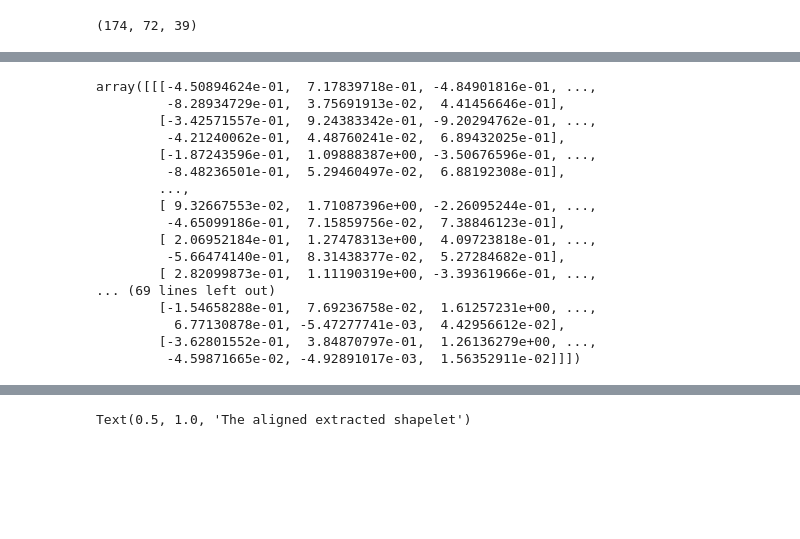
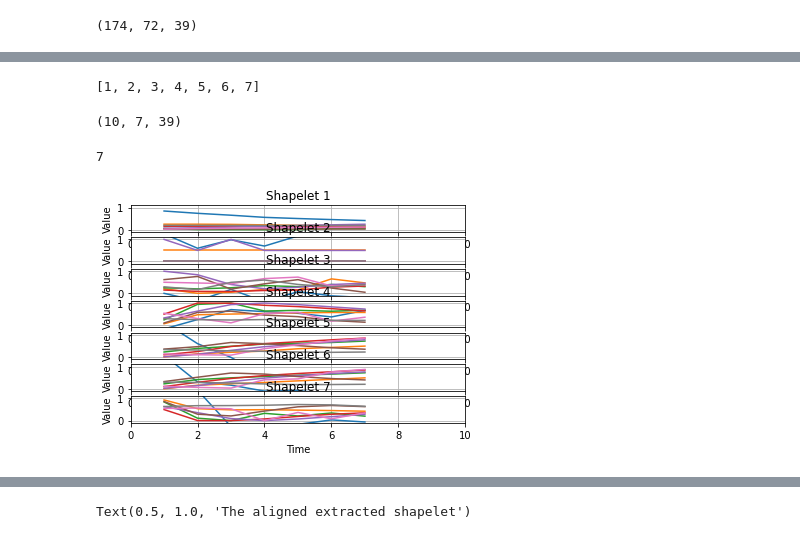
Before and after one commit to P-AEL/Analyse_von_Prozessdaten, a Jupyter notebook: Paul/Learning_Shapelets.ipynb, the cells around one changed output, grey strips where cells are left out. Saved outputs shown, nothing was run; the diff lists cells and outputs as text; code cells hidden in the pictures; blank space fills up the shorter version.

```diff
--- a/Paul/Learning_Shapelets.ipynb
+++ b/Paul/Learning_Shapelets.ipynb
@@ -169,0 +147,9 @@ array([0.24520227, 0.39202521, 0.42214997, 0.43746236, 0.44008029,
+# %%
+#list in range from 1 to 7
+list1 = []
+for i in range(1,8):
+    list1.append(i)
+# %%
+list1
+# %% [output]
+[1, 2, 3, 4, 5, 6, 7]
@@ -170,20 +158,32 @@ array([0.24520227, 0.39202521, 0.42214997, 0.43746236, 0.44008029,
 # %%
-shp_clf.shapelets_as_time_series_
+shp_clf.shapelets_as_time_series_.shape
 # %% [output]
-array([[[-4.50894624e-01,  7.17839718e-01, -4.84901816e-01, ...,
-         -8.28934729e-01,  3.75691913e-02,  4.41456646e-01],
-        [-3.42571557e-01,  9.24383342e-01, -9.20294762e-01, ...,
-         -4.21240062e-01,  4.48760241e-02,  6.89432025e-01],
-        [-1.87243596e-01,  1.09888387e+00, -3.50676596e-01, ...,
-         -8.48236501e-01,  5.29460497e-02,  6.88192308e-01],
-        ...,
-        [ 9.32667553e-02,  1.71087396e+00, -2.26095244e-01, ...,
-         -4.65099186e-01,  7.15859756e-02,  7.38846123e-01],
-        [ 2.06952184e-01,  1.27478313e+00,  4.09723818e-01, ...,
-         -5.66474140e-01,  8.31438377e-02,  5.27284682e-01],
-        [ 2.82099873e-01,  1.11190319e+00, -3.39361966e-01, ...,
-... (69 lines left out)
-        [-1.54658288e-01,  7.69236758e-02,  1.61257231e+00, ...,
-          6.77130878e-01, -5.47277741e-03,  4.42956612e-02],
-        [-3.62801552e-01,  3.84870797e-01,  1.26136279e+00, ...,
-         -4.59871665e-02, -4.92891017e-03,  1.56352911e-02]]])
+(10, 7, 39)
+# %%
+int(y_train1[0:1])
+# %% [output]
+7
+# %%
+#make subplots
+f, ax = plt.subplots(7, 1, sharey="col")
+#loop through the shapelets
+for i in range(0,7):
+    #loop through the classes
+    ax[i].plot(list1,shp_clf.shapelets_as_time_series_[0][:,i])
+    for j in range(0,7):
+        #get the index of the shapelet
+        index = np.where(y_train1 == list1[j])
+        #get the shapelet
+        shapelet = shp_clf.shapelets_as_time_series_[i]
+        #plot the shapelet
+        ax[i].plot(list1, X_train[j][shp_clf.locate(X_train)[j][0]:shp_clf.locate(X_train)[j][0]+7][:,i])
+        ax[i].set_title("Shapelet " + str(i+1))
+        ax[i].set_ylabel("Value")
+        ax[i].set_xlabel("Time")
+        ax[i].set_xlim(0,10)
+        ax[i].set_ylim(-0.1,1.1)
+        ax[i].grid(True)
+
+plt.show()
+# %% [output]
+[figure, added]
```
Also changed, not shown: parts of 14 cells of this notebook, 1 other file.
